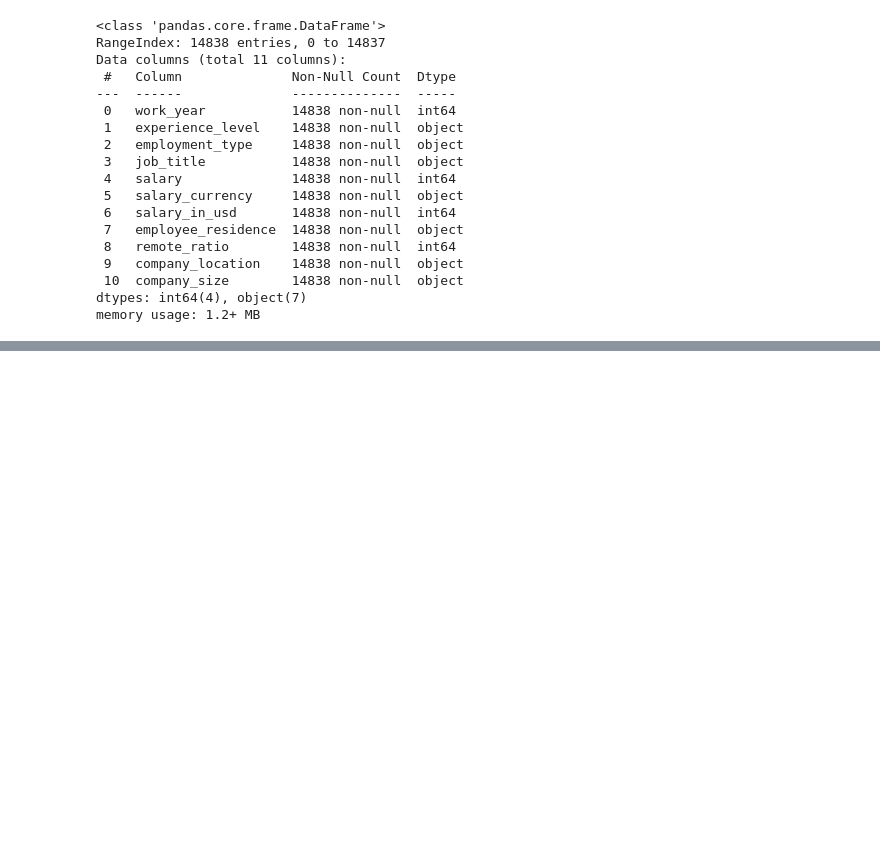
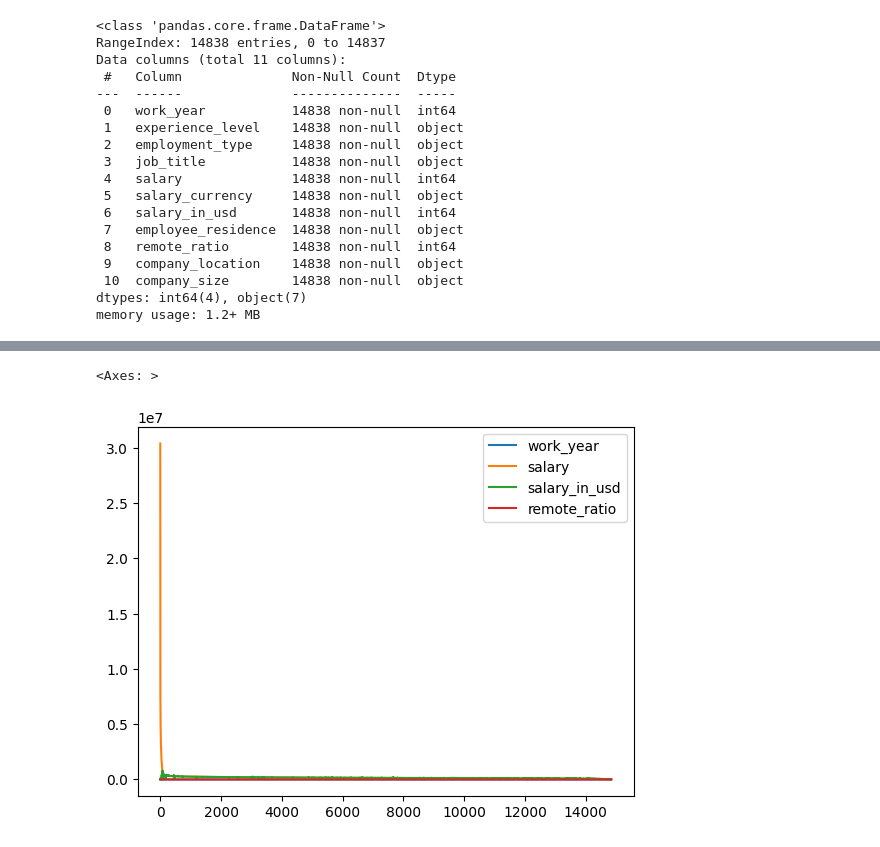
Before and after one commit to shivamrakhunde/Machine-Learning, a Jupyter notebook: Pandas.ipynb, the cells around one changed output, grey strips where cells are left out. Cells and saved outputs as stored; diff of their text form; code cells hidden in the pictures; blank space fills up the shorter version.

Commit message:
Updated Pandas

```diff
--- a/Pandas.ipynb
+++ b/Pandas.ipynb
@@ -167,0 +280,6 @@ df['neab
+# %%
+# Pandas Plotting
+df.plot()
+# %% [output]
+<Axes: >
+[figure, added]
```
Also changed, not shown: parts of 21 cells of this notebook, 1 other file.
